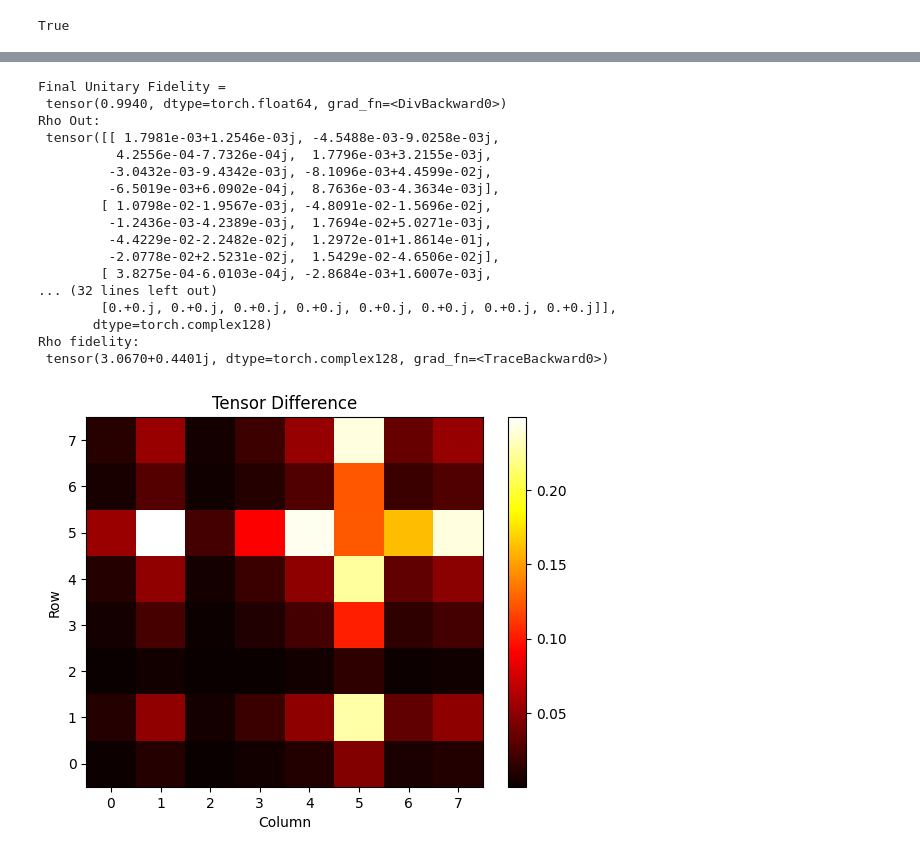
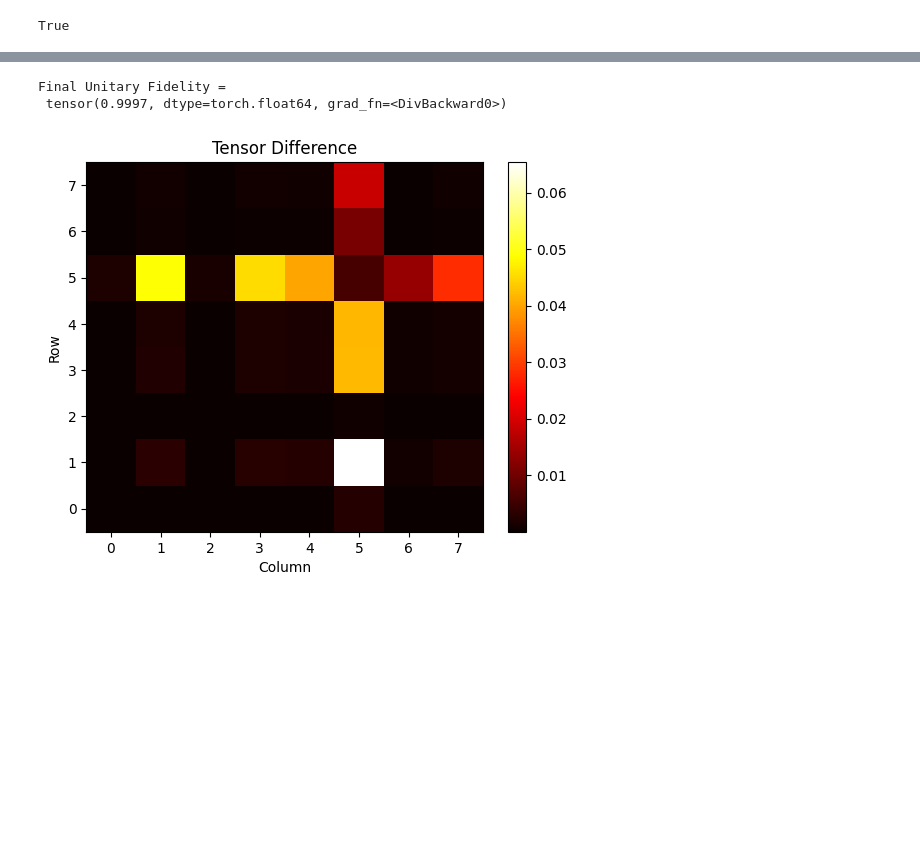
Before and after one commit to mainCSG/QuantumDotControl, a Jupyter notebook: optimal_control/optimal_unitary.ipynb, the cells around one changed output, grey strips where cells are left out. Saved outputs shown, nothing was run; the diff lists cells and outputs as text; code cells hidden in the pictures; blank space fills up the shorter version.

Commit message:
SWAP(1,2) with 3 qubits looks ok

```diff
--- a/optimal_control/optimal_unitary.ipynb
+++ b/optimal_control/optimal_unitary.ipynb
@@ -353,13 +350,12 @@ def RX(theta):
 def RY(theta):
     return torch.from_numpy(np.array([[np.cos(theta/2), -np.sin(theta/2)], [np.sin(theta/2),np.cos(theta/2)]])).type(exp_dtype)
 
-theta =np.pi
-
+theta =np.pi/2
 
 UF_ = RX(theta)
-SWAP12 = torch.kron(torch.from_numpy(np.array([[1, 0, 0, 0], [0,0,1,0], [0,1,0,0], [0,0,0,1]])).type(exp_dtype),torch.eye(2))
+SWAP12 = torch.kron(torch.from_numpy(np.array([[1, 0, 0, 0], [0,0,1,0], [0,1,0,0], [0,0,0,1]])).type(exp_dtype),torch.eye(N-1))
 SWAP23 = torch.kron(torch.eye(2), torch.from_numpy(np.array([[1, 0, 0, 0], [0,0,1,0], [0,1,0,0], [0,0,0,1]])).type(exp_dtype))
-# UF = torch.kron(UF_, torch.eye(2)) if N==2 else UF_
+UF = torch.kron(UF_, torch.eye(2)) if N==2 else UF_
 # UF = torch.mm(SWAP12,SWAP23)
 UF = SWAP12
 
@@ -367,10 +363,10 @@ L_desired = torch.kron(UF.conj(), UF)
 
 # Check out density matrices
 rho0_spin1 =  torch.from_numpy(np.array([[1,0],[0,0]])).type(exp_dtype) # psi0 = |g>
-rho0_spin2 =  torch.from_numpy(np.array([[0,0],[0,1]])).type(exp_dtype) # psi0 = |g>
+rho0_spin2 =  torch.from_numpy(np.array([[0,0],[0,1]])).type(exp_dtype) # psi0 = |e>
 rho0_spin3 =  torch.from_numpy(np.array([[0,0],[0,1]])).type(exp_dtype) # psi0 = |g>
 
-rho0 = torch.kron(rho0_spin1, rho0_spin2) if N == 2 else rho0_spin1
+# rho0 = torch.kron(rho0_spin1, rho0_spin2) if N == 2 else rho0_spin1
 rho0 = torch.kron(torch.kron(rho0_spin1, rho0_spin2),rho0_spin3)
 
 rho_desired = torch.matmul(
@@ -380,5 +376,5 @@ rho = torch.matmul(
             construct_superop(g, B_rf, phi, J, L, N, dispersive=isDispersive), rho0.view(-1,)
         )
 
-# print(rho_desired.view(2**N,2**N))
-# print(rho.view(2**N,2**N))
+print(rho_desired.view(2**N,2**N))
+print(rho.view(2**N,2**N))
@@ -403,11 +417,11 @@ class CostFunction(nn.Module):
         fid = self.fidelity(output,target)
 
         operator_dist = nn.L1Loss()
-
-        return (fid-1)**2 + 1 * operator_dist(output, target), fid
+        p = 0.4
+        return p * (fid-1)**2 + (1-p) * operator_dist(output, target), fid
 
 # opt_params = [g_coeffs.to(device), B_rf_coeffs.to(device), phi_coeffs.to(device)]
-lr_dict = {'g': 1e-6, 'B_rf': 1e-5, 'phi': 1e-2, 'J': 1e10}
+lr_dict = {'g': 1e-4, 'B_rf': 1e-4, 'phi': 1e-2, 'J': 1e10}
 optimizer = torch.optim.Adam(
         [{'params': g_coeffs, 'lr': lr_dict['g']},
          {'params': B_rf_coeffs, 'lr': lr_dict['B_rf']},
@@ -420,7 +434,7 @@ criterion = CostFunction()
 epochs = 500
 loss_array = []
 
-threshold = 0.99
+threshold = 0.999
 
 for i in range(epochs):
 
@@ -440,7 +454,7 @@ for i in range(epochs):
 
     loss_array.append(loss.item())
 
-    if i % 10 == 0:
+    if i % 50 == 0:
         print("Step {}: Loss = {}, Fidelity = {}".format(i, loss.item(), fid))
 
     if fid > threshold and fid < 1:
@@ -481,46 +489,30 @@ plot_tensor_difference(L_output.detach().numpy(), L_desired.detach().numpy())
 # %%
 # print("Output superoperator, \n ",L_output)
 # print("Desired superoperator, \n ", L_desired)
 print("Final Unitary Fidelity = \n",fid)
 
 # See what L_f does to initial state
 rho_out = torch.matmul(
             L_output, rho0.view(-1,)
         )
 
 def fidelity_states(rho, sigma):
     # rho is output
     sqrt_rho = torch.pow(rho, 0.5)
     temp_mat = torch.mm(sqrt_rho, torch.mm(sigma, sqrt_rho))
     return (torch.trace(torch.pow(temp_mat, 0.5)))
 
 rho_out = rho_out.view(2**N,2**N)
 rho_theoretical = rho_desired.view(2**N,2**N)
-print("Rho Out: \n", rho_out)
-print("Rho Desired: \n", rho_theoretical)
-print("Rho fidelity: \n", fidelity_states(rho_out,rho_theoretical))
+# print("Rho Out: \n", rho_out)
+# print("Rho Desired: \n", rho_theoretical)
+# print("Rho fidelity: \n", fidelity_states(rho_out,rho_theoretical))
 plot_tensor_difference(rho_out.detach().numpy(), rho_theoretical.detach().numpy())
 
-if N < 2:
-    # X,Y,Z = get_xyz_state(evolve_rho(rho0, g, B_rf, phi, J, L, N, dispersive=isDispersive)[-1])
-    # print("X,Y,Z = ({}, {}, {})".format(X,Y,Z))
-    bloch_animation(evolve_rho(rho0, g, B_rf, phi, J, L, N, dispersive=isDispersive).detach().numpy(), plot=True)
+
+# X,Y,Z = get_xyz_state(evolve_rho(rho0, g, B_rf, phi, J, L, N, dispersive=isDispersive)[-1])
+# print("X,Y,Z = ({}, {}, {})".format(X,Y,Z))
 # %% [output]
 Final Unitary Fidelity =
- tensor(0.9940, dtype=torch.float64, grad_fn=<DivBackward0>)
-Rho Out:
- tensor([[ 1.7981e-03+1.2546e-03j, -4.5488e-03-9.0258e-03j,
-          4.2556e-04-7.7326e-04j,  1.7796e-03+3.2155e-03j,
-         -3.0432e-03-9.4342e-03j, -8.1096e-03+4.4599e-02j,
-         -6.5019e-03+6.0902e-04j,  8.7636e-03-4.3634e-03j],
-        [ 1.0798e-02-1.9567e-03j, -4.8091e-02-1.5696e-02j,
-         -1.2436e-03-4.2389e-03j,  1.7694e-02+5.0271e-03j,
-         -4.4229e-02-2.2482e-02j,  1.2972e-01+1.8614e-01j,
-         -2.0778e-02+2.5231e-02j,  1.5429e-02-4.6506e-02j],
-        [ 3.8275e-04-6.0103e-04j, -2.8684e-03+1.6007e-03j,
-... (32 lines left out)
-        [0.+0.j, 0.+0.j, 0.+0.j, 0.+0.j, 0.+0.j, 0.+0.j, 0.+0.j, 0.+0.j]],
-       dtype=torch.complex128)
-Rho fidelity:
- tensor(3.0670+0.4401j, dtype=torch.complex128, grad_fn=<TraceBackward0>)
+ tensor(0.9997, dtype=torch.float64, grad_fn=<DivBackward0>)
-[figure, old version]
+[figure, new version]
```
Also changed, not shown: parts of 8 cells of this notebook, 11 other files.
